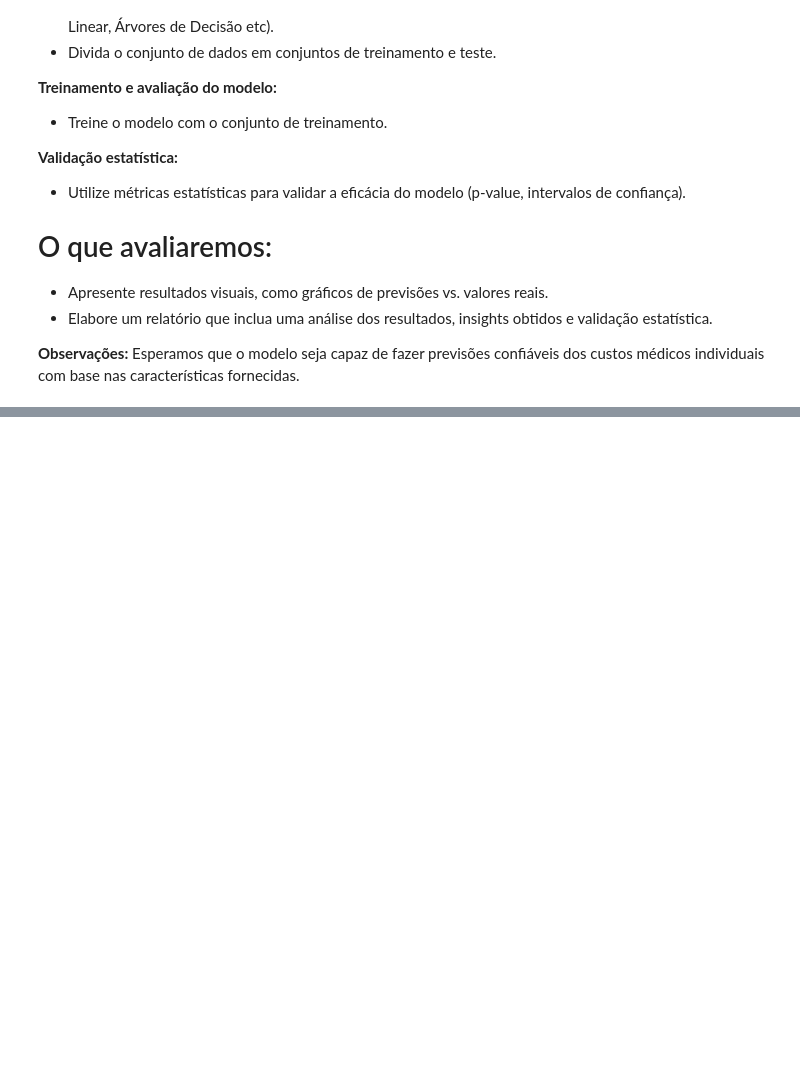
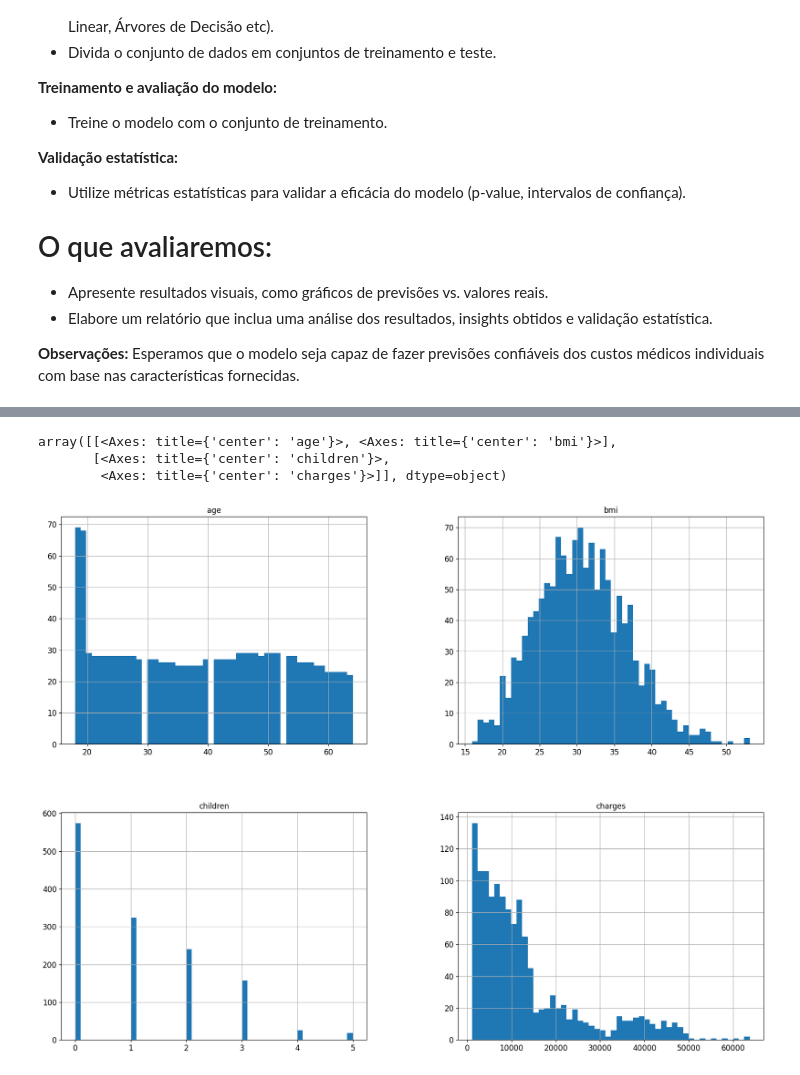
Before and after one commit to pedroigp/FIAP-Tech-Challenge-Fase1, a Jupyter notebook: Tech_Challenge_1.ipynb, the cells around one changed output, grey strips where cells are left out. Drawn from its saved outputs; the diff is of its cells as text; code cells hidden in the pictures; blank space fills up the shorter version.

```diff
--- a/Tech_Challenge_1.ipynb
+++ b/Tech_Challenge_1.ipynb
@@ -41,0 +43,15 @@ dataset = pd.read_csv("insurance.csv")
+# %%
+import pandas as pd
+# para deixar todas as saídas com os mesmos valores obtidos na live.
+import numpy as np
+np.random.seed(42)
+import os
+
+# Para plots bonitinhos
+%matplotlib inline
+import matplotlib as mpl
+import matplotlib.pyplot as plt
+mpl.rc('axes', labelsize=14)
+mpl.rc('xtick', labelsize=12)
+mpl.rc('ytick', labelsize=12)
+dataset = pd.read_csv("insurance.csv")
@@ -41,0 +145,11 @@ dataset = pd.read_csv("insurance.csv")
+# %%
+# Analisando algumas distribuições com histogramas:
+
+%matplotlib inline
+import matplotlib.pyplot as plt
+dataset.hist(bins=50, figsize=(20,15))
+# %% [output]
+array([[<Axes: title={'center': 'age'}>, <Axes: title={'center': 'bmi'}>],
+       [<Axes: title={'center': 'children'}>,
+        <Axes: title={'center': 'charges'}>]], dtype=object)
+[figure, added]
```
Also changed, not shown: parts of 13 cells of this notebook.
